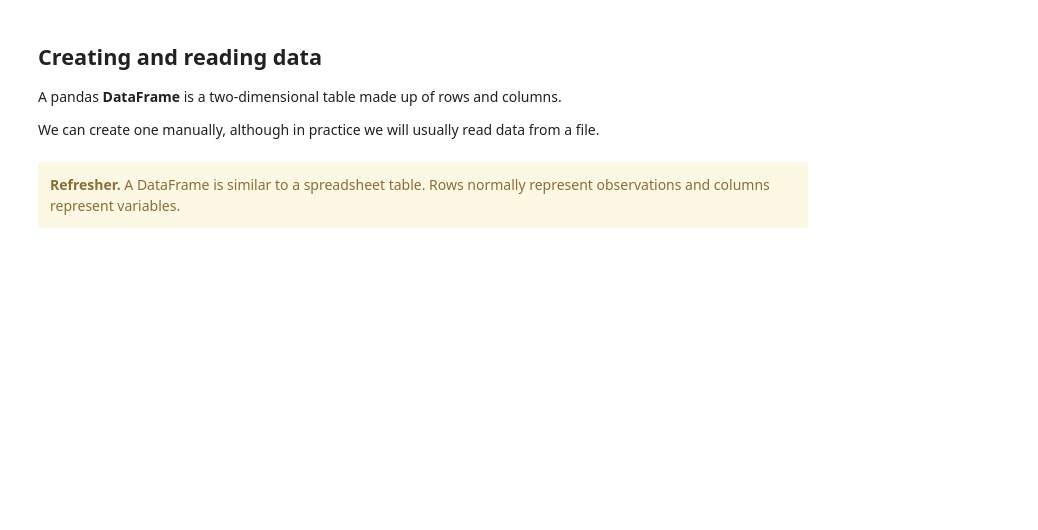
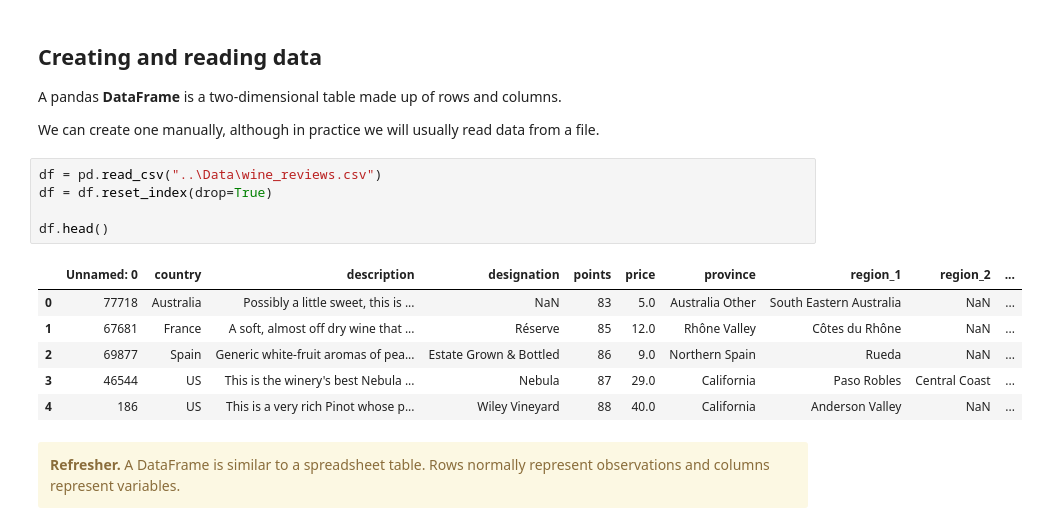
Before and after one commit to Brennan-Chan/Analytics-Through-Coding-AUT_26, a Jupyter notebook: Session_1/Pandas_AUT26.ipynb, the cells around one changed output. Saved outputs shown, nothing was run; the diff lists cells and outputs as text; blank space fills up the shorter version.

```diff
--- a/Session_1/Pandas_AUT26.ipynb
+++ b/Session_1/Pandas_AUT26.ipynb
@@ -33,6 +32,18 @@ ModuleNotFoundError: No module named 'pandas'
 A pandas **DataFrame** is a two-dimensional table made up of rows and columns.
 
 We can create one manually, although in practice we will usually read data from a file.
+# %%
+df = pd.read_csv("..\Data\wine_reviews.csv")
+df = df.reset_index(drop=True)
+
+df.head()
+# %% [output]
+|  | Unnamed: 0 | country | description | designation | points | price | province | region_1 | region_2 | ... |
+| 0 | 77718 | Australia | Possibly a little sweet, this is ... | NaN | 83 | 5.0 | Australia Other | South Eastern Australia | NaN | ... |
+| 1 | 67681 | France | A soft, almost off dry wine that ... | Réserve | 85 | 12.0 | Rhône Valley | Côtes du Rhône | NaN | ... |
+| 2 | 69877 | Spain | Generic white-fruit aromas of pea... | Estate Grown & Bottled | 86 | 9.0 | Northern Spain | Rueda | NaN | ... |
+| 3 | 46544 | US | This is the winery's best Nebula ... | Nebula | 87 | 29.0 | California | Paso Robles | Central Coast | ... |
+| 4 | 186 | US | This is a very rich Pinot whose p... | Wiley Vineyard | 88 | 40.0 | California | Anderson Valley | NaN | ... |
 # %% [markdown]
 <div class="alert alert-warning">
 <b>Refresher.</b>
```
Also changed, not shown: parts of 6 cells of this notebook, 1 other file.
